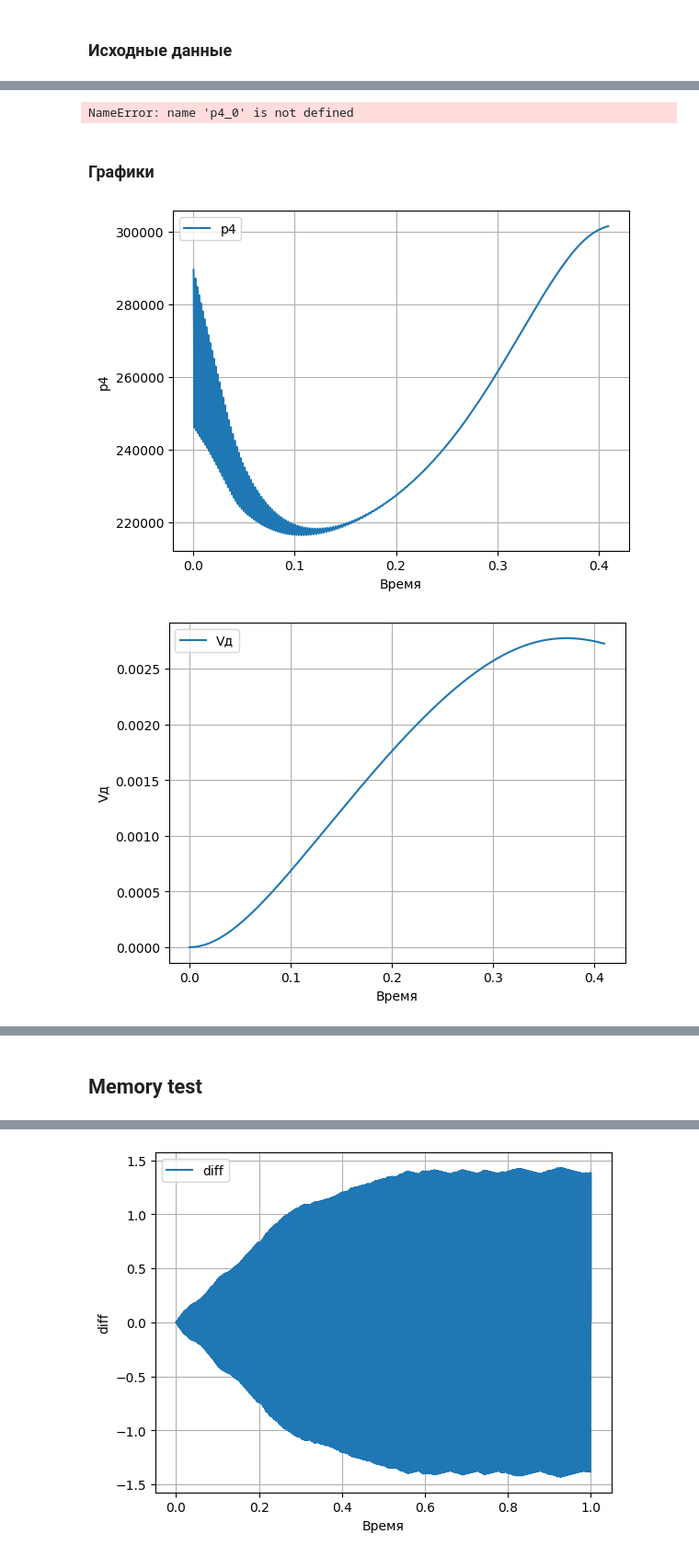
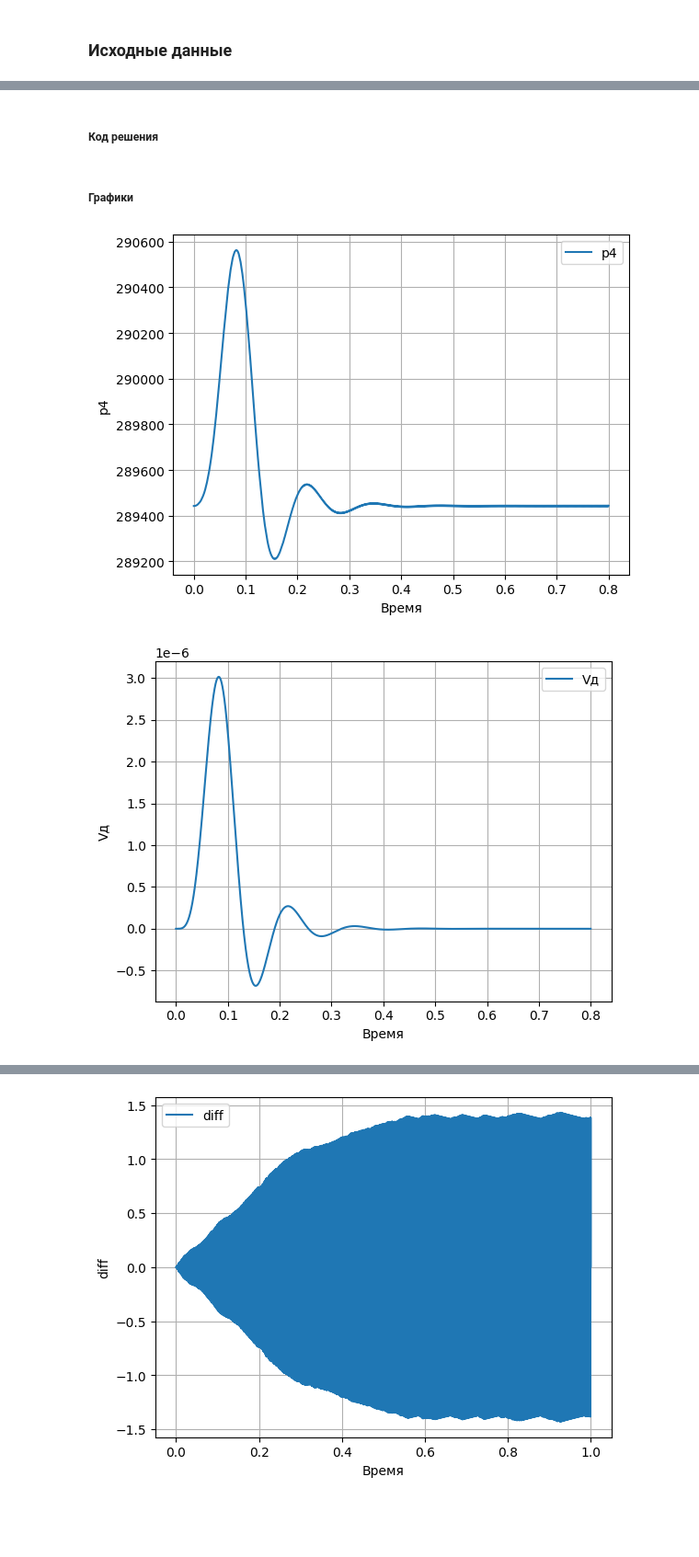
Before and after one commit to philingood/moriarty, a Jupyter notebook: main.ipynb, the cells around one changed output, grey strips where cells are left out. Shown: that part at 92% size. Cells and saved outputs as stored; diff of their text form; code cells hidden in the pictures; blank space fills up the shorter version.

```diff
--- a/main.ipynb
+++ b/main.ipynb
@@ -28,7 +43,7 @@ $$
 from icecream import ic
 
 p1 = 400e3
-# p2_0 = 300e3
+p2_0 = 300e3
 p3 = 100e3
 
 k = 1.4
@@ -69,3 +82,5 @@ jд = 20
+# %% [markdown]
+##### Код решения
 # %%
 from scipy.integrate import odeint
 import numpy as np
@@ -73,13 +88,15 @@ from numpy import pi, sin
 import pandas as pd
 
 
-# Система ОДУ
 def system(y, t):
+    """ Система дифференциальных уравнений """
     p4, Vд, mд, m1, m2, m3 = y
 
     d_p4 = (m1 + m2 - m3 - mд) / ((Vж0 + Vд) / c**2)
     d_Vд = mд / ρж
-    d_mд = (p4 - (mгаз / (Vг0 - Vд)) * R * (Tгаз0 * ((p4 / p4_0)**((k-1)/k))) - ξд * mд * abs(mд)) / jд
+    d_mд = (p4 - (mгаз / (Vг0 - Vд)) * R *
+            (Tгаз0 * ((p4 / p4_0)**((k-1)/k))) -
+                ξд * mд * abs(mд)) / jд
     d_m1 = (p1 - p4 - ξ1 * m1 * abs(m1)) / j1
     d_m2 = (p2(t) - p4 - ξ2 * m2 * abs(m2)) / j2
     d_m3 = (p4 - p3 - ξ3 * m3 * abs(m3)) / j3
@@ -88,18 +105,20 @@ def system(y, t):
 
 
 def p2(t):
+    """ Функция возмущения """
     if t <= T:
-        insin = 2 * pi/T * (t - T/4)
-        p2 = 1000 + A*(sin(insin) + 1)
+        z = 2 * t * pi/T
+        insin = z - pi/2
+        p2 = p2_0 + A*sin(insin) + A
     else:
-        p2 = 1000 + 2*A
+        p2 = p2_0
     return p2
 
 
 A = 1000
 T = 0.1
 
-t_end = 1
+t_end = .8
 h = 1e-6
 
 y0 = [p4_0, Vд_0, mд_0, m1_0, m2_0, m3_0]
@@ -109,28 +128,29 @@ t = np.arange(0, t_end, h)
 sol = odeint(system, y0, t)
 
 # Вывод таблицы значений
-# ic(pd.DataFrame(data=sol))
+# ic(pd.DataFrame(data=sol, index=t))
-# %% [output]
-NameError: name 'p4_0' is not defined
 # %% [markdown]
-### Графики
+##### Графики
 # %%
+from matplotlib import pyplot as plt
+
 def plot(t, y, label):
     plt.plot(t, y, label=label)
     plt.grid(True)
     plt.xlabel("Время")
     plt.ylabel(label)
     plt.legend()
     plt.show()
 
 
-plot(t, sol[:, 0], "p4")
-plot(t, sol[:, 1], "Vд")
-plot(t, sol[:, 2], "mд")
-plot(t, sol[:, 3], "m1")
-plot(t, sol[:, 4], "m2")
-plot(t, sol[:, 5], "m3")
-plot(t[:10000], [ξ2(t) for t in t][:10000], "ξ2")
+# plot(t[-100000:], sol[-100000:, 0], "p4")
+plot(t[:], sol[:, 0], r"$p_4$")
+plot(t, sol[:, 1], r"$V_д$")
+plot(t, sol[:, 2], r"$m_д$")
+plot(t, sol[:, 3], r"$m_1$")
+plot(t, sol[:, 4], r"$m_2$")
+plot(t, sol[:, 5], r"$m_3$")
+plot(t[:int(t_end/h/5)], [p2(t) for t in t][:int(t_end/h/5)], "p2")
 # %% [output]
-[figure, old version]
+[figure, new version]
-[figure, old version]
+[figure, new version]
@@ -142,2 +161,0 @@ plot(t[:10000], [ξ2(t) for t in t][:10000], "ξ2")
-# %% [markdown]
-## Memory test
```
Also changed, not shown: parts of 11 cells of this notebook, 4 other files.
